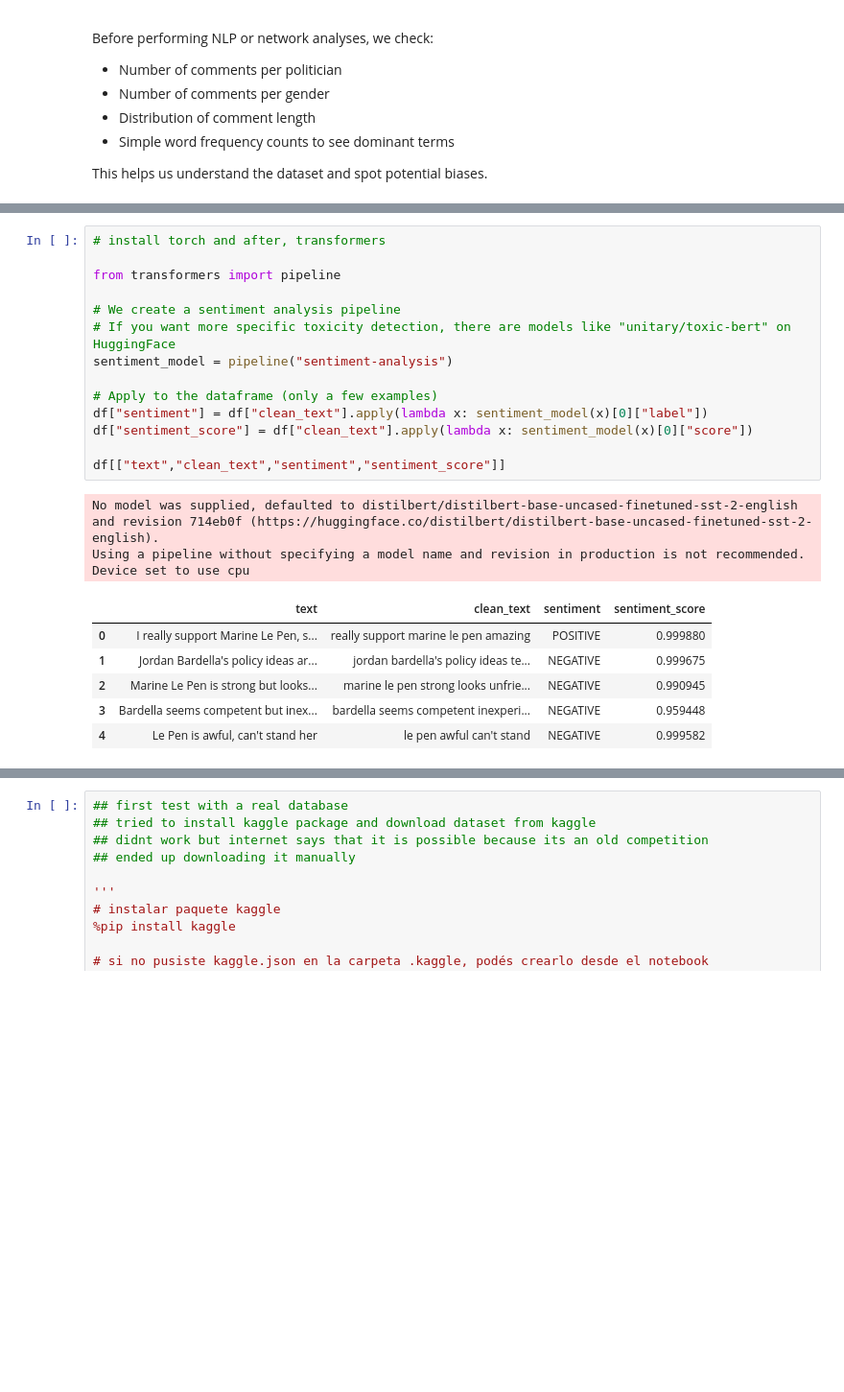
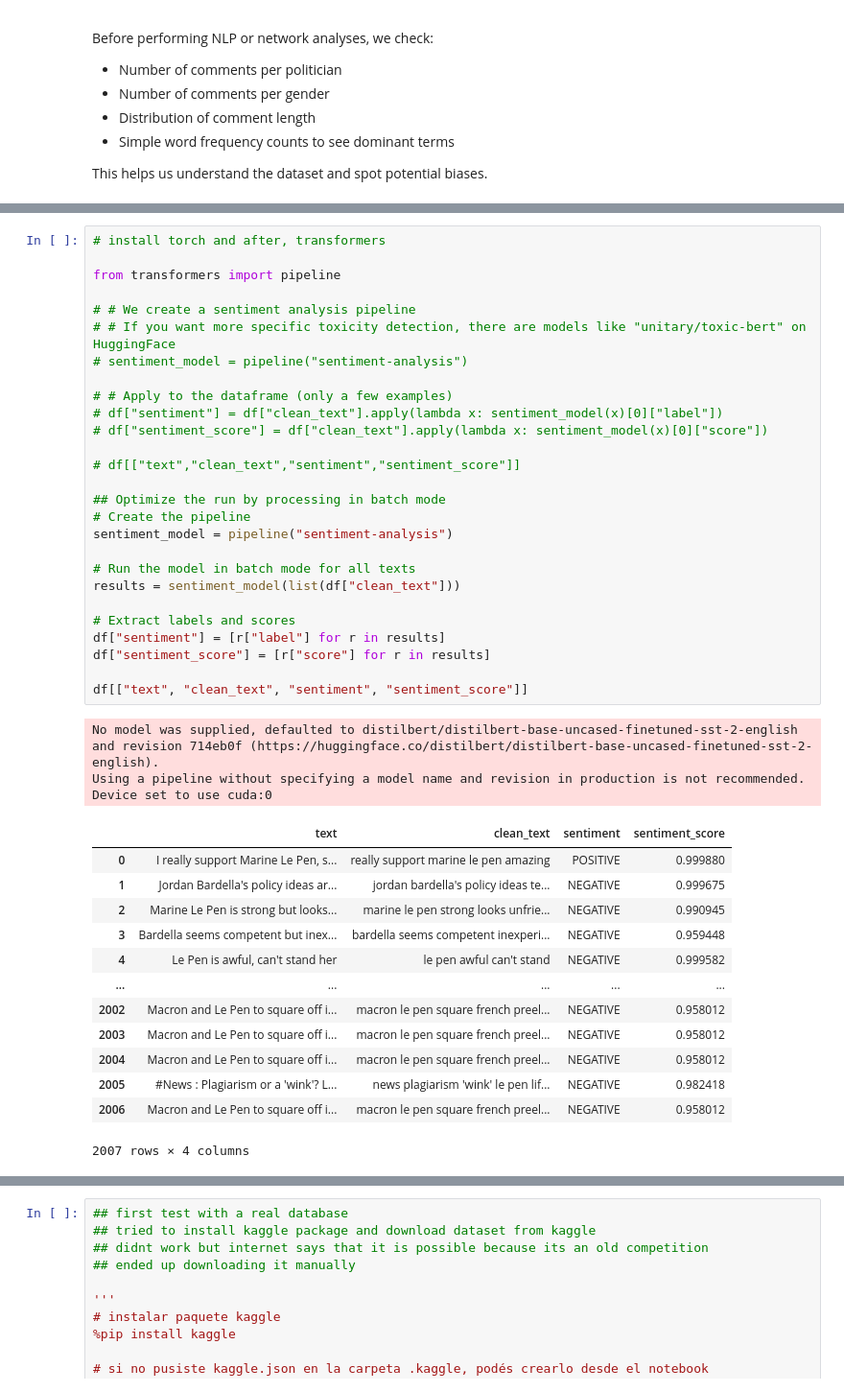
Before and after one commit to micagonzdark/ComputationalSocialSciences, a Jupyter notebook: project/analysis.ipynb, the cells around one changed output, grey strips where cells are left out. Shown at 96% size. Drawn from its saved outputs; the diff is of its cells as text; blank space fills up the shorter version.

```diff
--- a/project/analysis.ipynb
+++ b/project/analysis.ipynb
@@ -282,27 +373,47 @@ Device set to use cpu
 # %%
 # install torch and after, transformers
 
 from transformers import pipeline
 
-# We create a sentiment analysis pipeline
-# If you want more specific toxicity detection, there are models like "unitary/toxic-bert" on HuggingFace
+# # We create a sentiment analysis pipeline
+# # If you want more specific toxicity detection, there are models like "unitary/toxic-bert" on HuggingFace
+# sentiment_model = pipeline("sentiment-analysis")
+
+# # Apply to the dataframe (only a few examples)
+# df["sentiment"] = df["clean_text"].apply(lambda x: sentiment_model(x)[0]["label"])
+# df["sentiment_score"] = df["clean_text"].apply(lambda x: sentiment_model(x)[0]["score"])
+
+# df[["text","clean_text","sentiment","sentiment_score"]]
+
+## Optimize the run by processing in batch mode
+# Create the pipeline
 sentiment_model = pipeline("sentiment-analysis")
 
-# Apply to the dataframe (only a few examples)
-df["sentiment"] = df["clean_text"].apply(lambda x: sentiment_model(x)[0]["label"])
-df["sentiment_score"] = df["clean_text"].apply(lambda x: sentiment_model(x)[0]["score"])
+# Run the model in batch mode for all texts
+results = sentiment_model(list(df["clean_text"]))
 
-df[["text","clean_text","sentiment","sentiment_score"]]
+# Extract labels and scores
+df["sentiment"] = [r["label"] for r in results]
+df["sentiment_score"] = [r["score"] for r in results]
+
+df[["text", "clean_text", "sentiment", "sentiment_score"]]
 # %% [output]
 No model was supplied, defaulted to distilbert/distilbert-base-uncased-finetuned-sst-2-english and revision 714eb0f (https://huggingface.co/distilbert/distilbert-base-uncased-finetuned-sst-2-english).
 Using a pipeline without specifying a model name and revision in production is not recommended.
-Device set to use cpu
+Device set to use cuda:0
 |  | text | clean_text | sentiment | sentiment_score |
 | 0 | I really support Marine Le Pen, s... | really support marine le pen amazing | POSITIVE | 0.999880 |
 | 1 | Jordan Bardella's policy ideas ar... | jordan bardella's policy ideas te... | NEGATIVE | 0.999675 |
 | 2 | Marine Le Pen is strong but looks... | marine le pen strong looks unfrie... | NEGATIVE | 0.990945 |
 | 3 | Bardella seems competent but inex... | bardella seems competent inexperi... | NEGATIVE | 0.959448 |
 | 4 | Le Pen is awful, can't stand her | le pen awful can't stand | NEGATIVE | 0.999582 |
+| ... | ... | ... | ... | ... |
+| 2002 | Macron and Le Pen to square off i... | macron le pen square french preel... | NEGATIVE | 0.958012 |
+| 2003 | Macron and Le Pen to square off i... | macron le pen square french preel... | NEGATIVE | 0.958012 |
+| 2004 | Macron and Le Pen to square off i... | macron le pen square french preel... | NEGATIVE | 0.958012 |
+| 2005 | #News : Plagiarism or a 'wink'? L... | news plagiarism 'wink' le pen lif... | NEGATIVE | 0.982418 |
+| 2006 | Macron and Le Pen to square off i... | macron le pen square french preel... | NEGATIVE | 0.958012 |
+2007 rows × 4 columns
 # %%
 from collections import Counter
 
```
Also changed, not shown: parts of 9 cells of this notebook, 2 other files.
